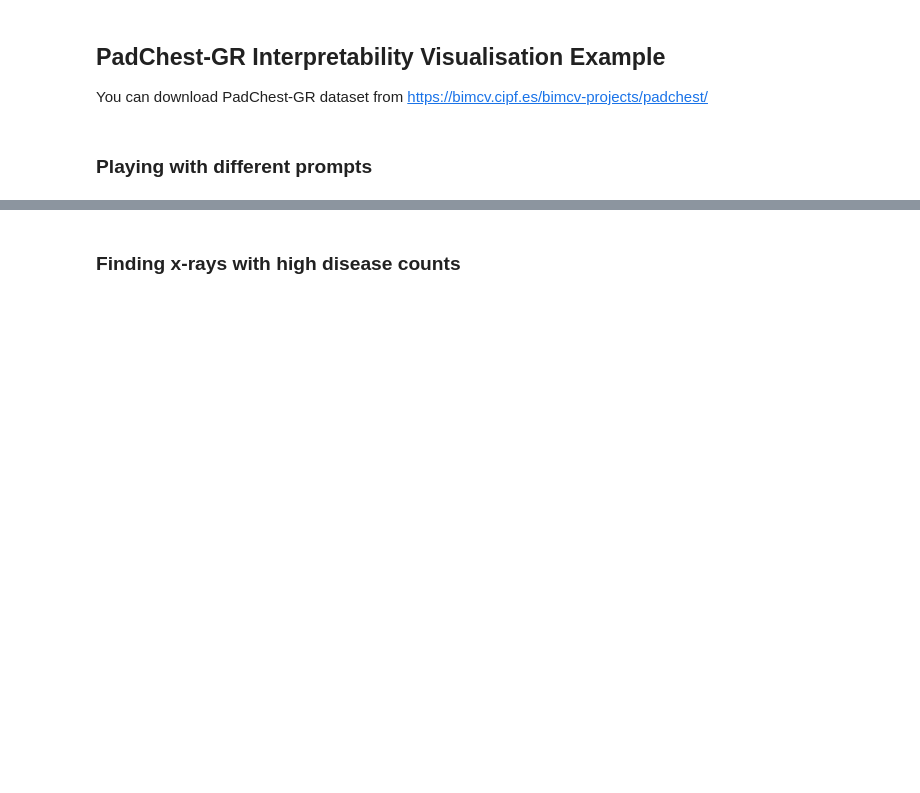
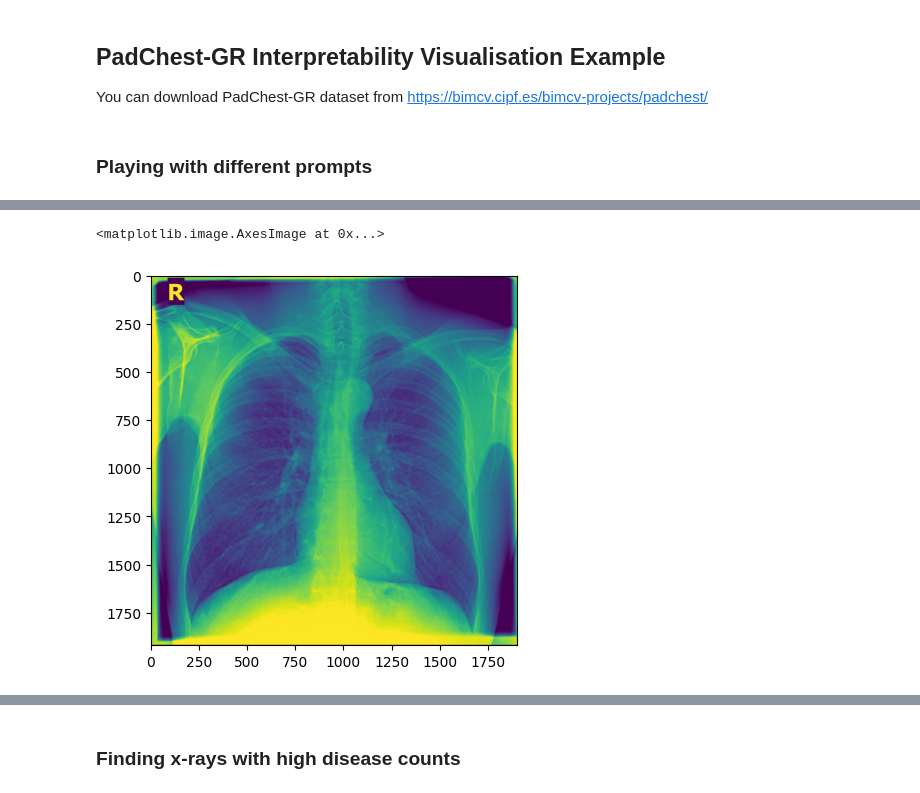
Before and after one commit to homiecal/dap-playground, a Jupyter notebook: multiple-disease-impact-on-interpretability-VLM.ipynb, the cells around one changed output, grey strips where cells are left out. Saved outputs shown, nothing was run; the diff lists cells and outputs as text; code cells hidden in the pictures; blank space fills up the shorter version.

```diff
--- a/multiple-disease-impact-on-interpretability-VLM.ipynb
+++ b/multiple-disease-impact-on-interpretability-VLM.ipynb
@@ -393,0 +522,2 @@ img_path = f"/content/drive/MyDrive/Research/data/padchest-gr/PadChest_GR/{image
+# %%
+img = Image.open(img_path)
@@ -393,0 +531,5 @@ img_path = f"/content/drive/MyDrive/Research/data/padchest-gr/PadChest_GR/{image
+# %%
+plt.imshow(img)
+# %% [output]
+<matplotlib.image.AxesImage at 0x...>
+[figure, added]
```
Also changed, not shown: parts of 42 cells of this notebook.
